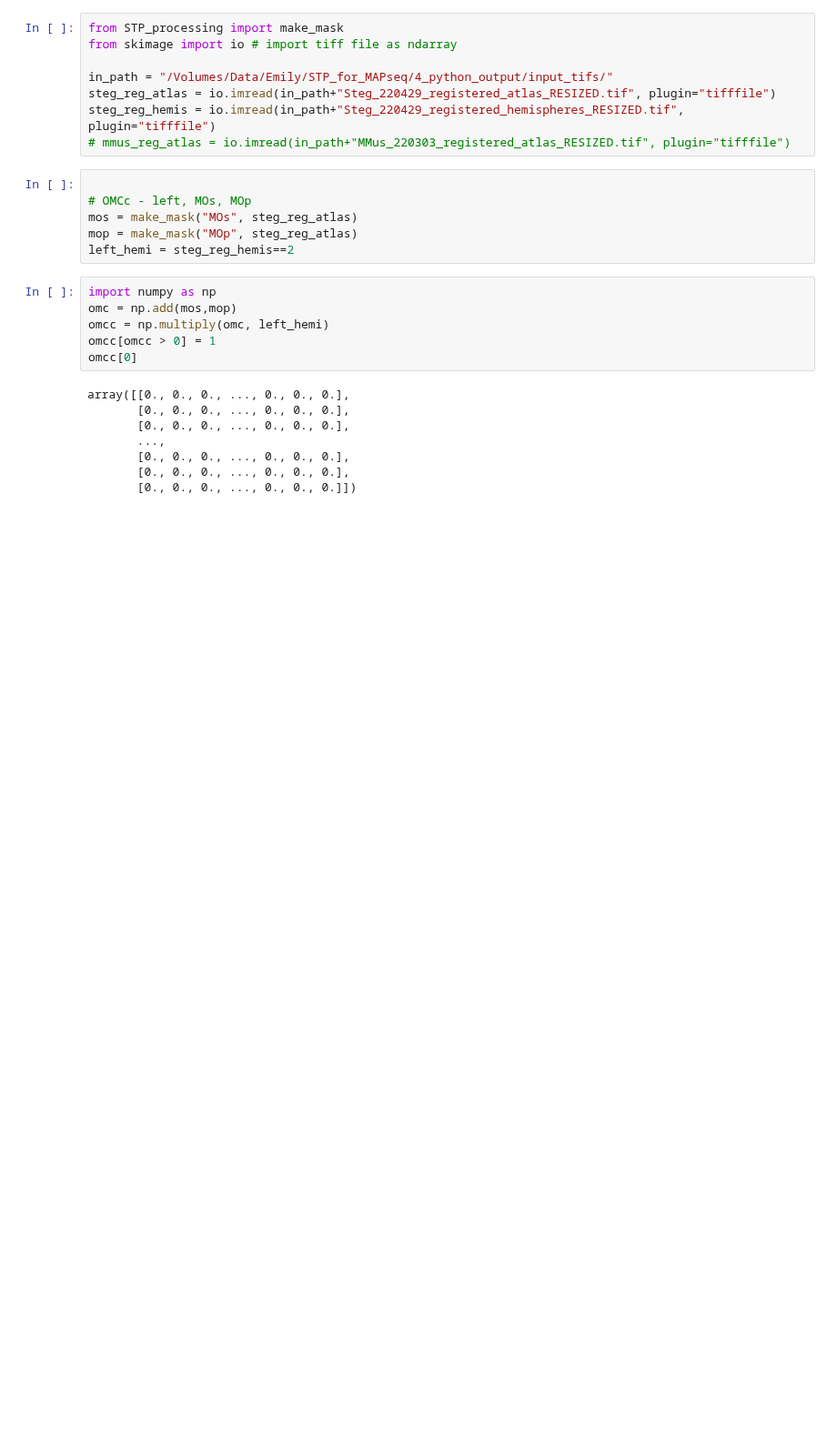
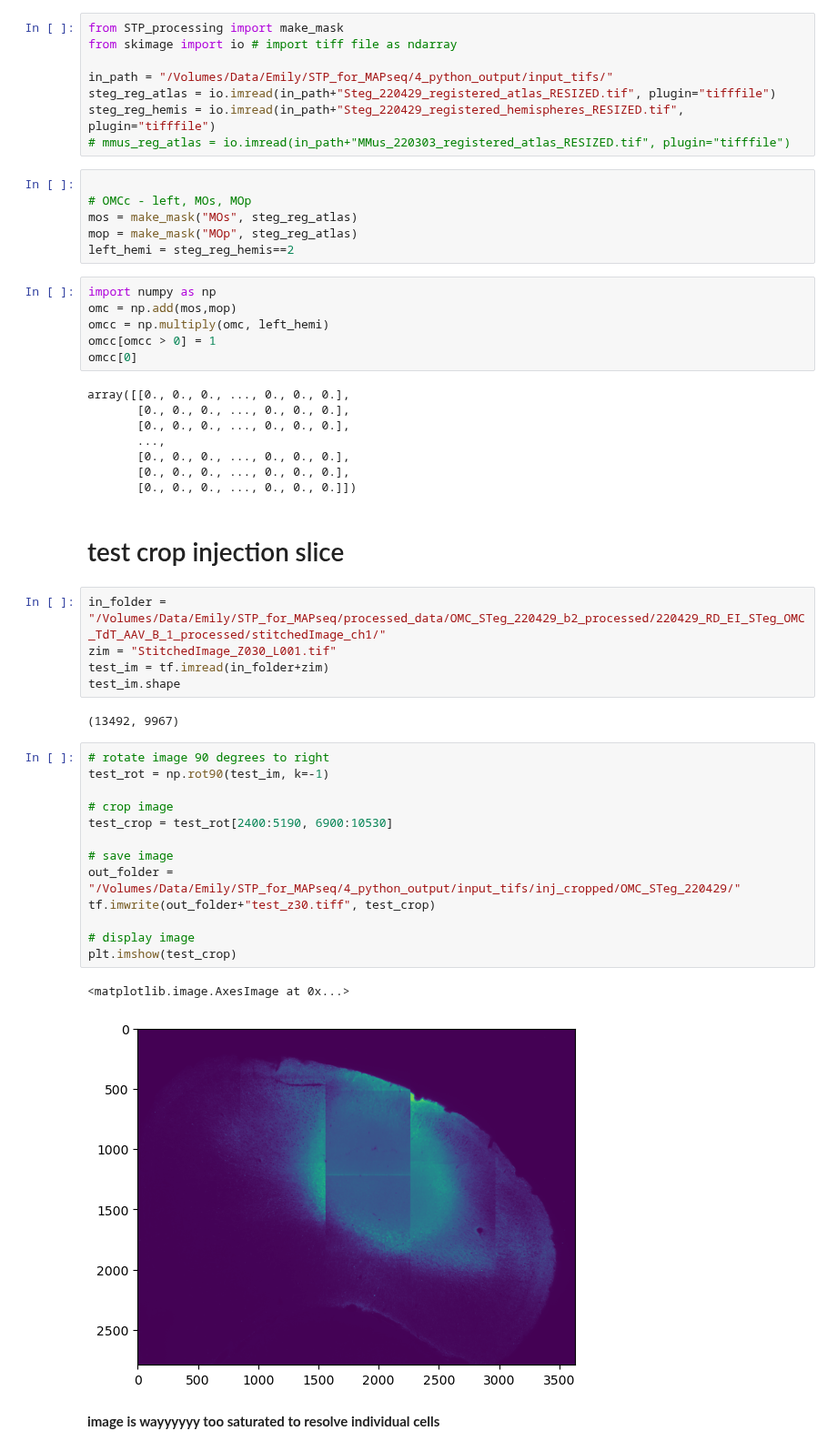
Before and after one commit to eisko/STP_analysis, a Jupyter notebook: test.ipynb, the cells around one changed output. Shown at 91% size. Cells and saved outputs as stored; diff of their text form; blank space fills up the shorter version.

```diff
--- a/test.ipynb
+++ b/test.ipynb
@@ -121,3 +129,30 @@ array([[0., 0., 0., ..., 0., 0., 0.],
        [0., 0., 0., ..., 0., 0., 0.],
        [0., 0., 0., ..., 0., 0., 0.],
        [0., 0., 0., ..., 0., 0., 0.]])
+# %% [markdown]
+# test crop injection slice
+# %%
+in_folder = "/Volumes/Data/Emily/STP_for_MAPseq/processed_data/OMC_STeg_220429_b2_processed/220429_RD_EI_STeg_OMC_TdT_AAV_B_1_processed/stitchedImage_ch1/"
+zim = "StitchedImage_Z030_L001.tif"
+test_im = tf.imread(in_folder+zim)
+test_im.shape
+# %% [output]
+(13492, 9967)
+# %%
+# rotate image 90 degrees to right
+test_rot = np.rot90(test_im, k=-1)
+
+# crop image
+test_crop = test_rot[2400:5190, 6900:10530]
+
+# save image
+out_folder = "/Volumes/Data/Emily/STP_for_MAPseq/4_python_output/input_tifs/inj_cropped/OMC_STeg_220429/"
+tf.imwrite(out_folder+"test_z30.tiff", test_crop)
+
+# display image
+plt.imshow(test_crop)
+# %% [output]
+<matplotlib.image.AxesImage at 0x...>
+[figure, added]
+# %% [markdown]
+**image is wayyyyyy too saturated to resolve individual cells**
```
Also changed, not shown: parts of 8 cells of this notebook, 3 other files.
